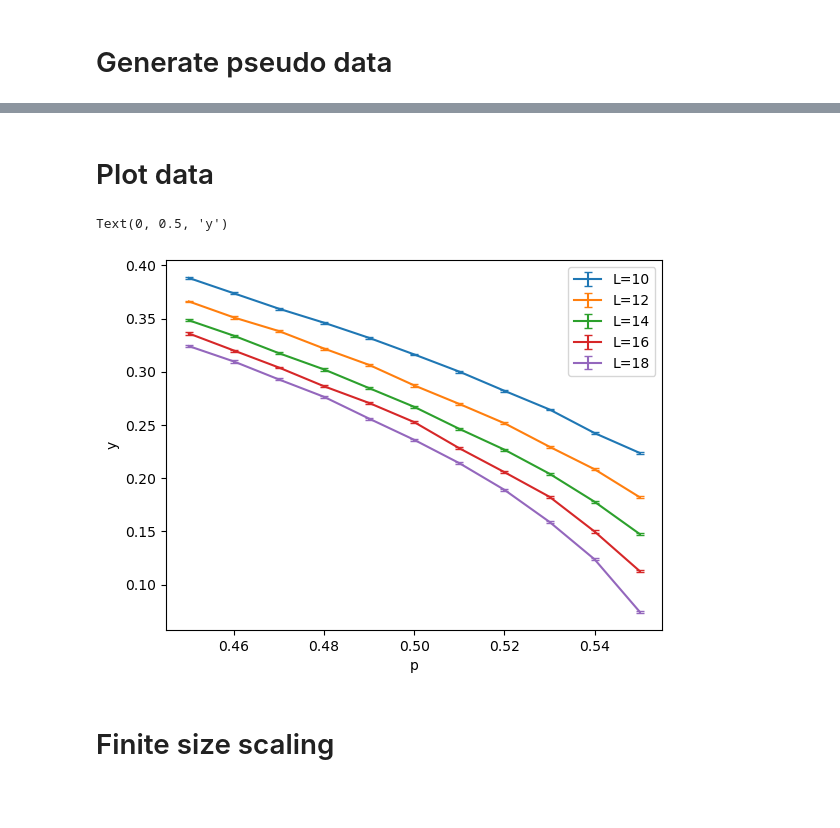
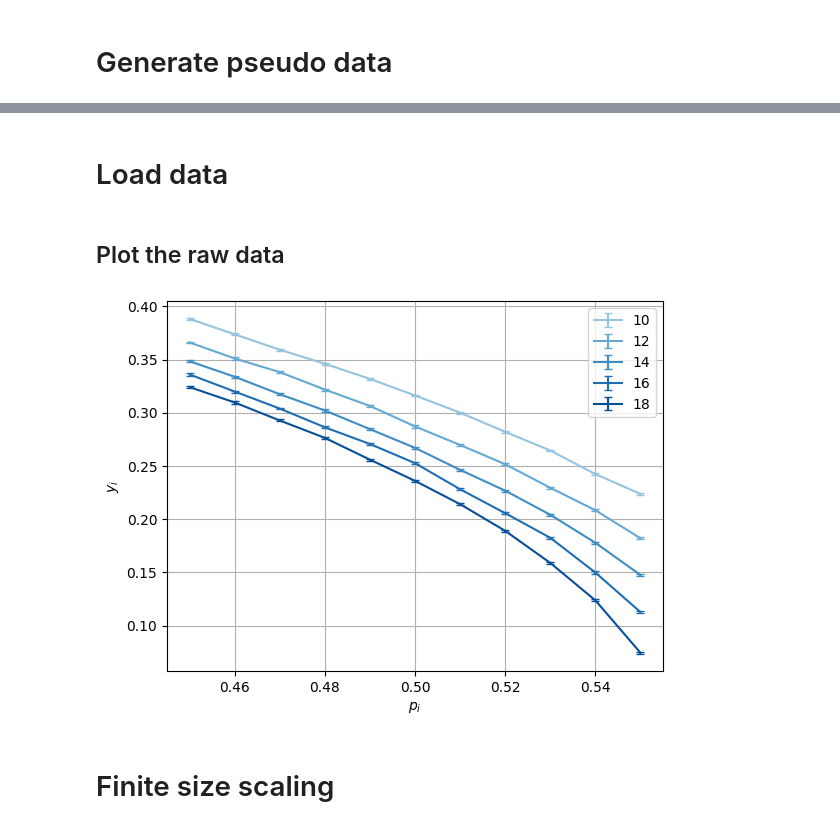
Before and after one commit to hainingpan/FSS, a Jupyter notebook: example.ipynb, the cells around one changed output, grey strips where cells are left out. Saved outputs shown, nothing was run; the diff lists cells and outputs as text; code cells hidden in the pictures; blank space fills up the shorter version.

```diff
--- a/example.ipynb
+++ b/example.ipynb
@@ -19,0 +46,2 @@ df=generate_pseudo_data(pc=0.5,nu=1,beta=0.5)
+# %% [markdown]
+# Load data
@@ -20,19 +50,8 @@ df=generate_pseudo_data(pc=0.5,nu=1,beta=0.5)
 # %% [markdown]
-# Plot data
+## Plot the raw data
-# %%
-fig,ax=plt.subplots()
-L_list = np.arange(10,20,2)
-p_list=np.round(np.linspace(0.45,.55,11),2)
-for L in L_list:
-    df_=df.xs(L,level='L')['observations']
-    y=df_.apply(np.mean)
-    yerr=df_.apply(np.std)/np.sqrt(df_.apply(len))
-    ax.errorbar(p_list, y,yerr, label=f'L={L}',capsize=3)
-ax.legend()
-ax.set_xlabel('p')
-ax.set_ylabel('y')
-# %% [output]
-Text(0, 0.5, 'y')
-[figure, removed]
+# %%
+dc.plot_data_collapse(raw=True, errorbar=True)
+# %% [output]
+[figure, added]
 # %% [markdown]
 # Finite size scaling
```
Also changed, not shown: parts of 11 cells of this notebook, 5 other files.
